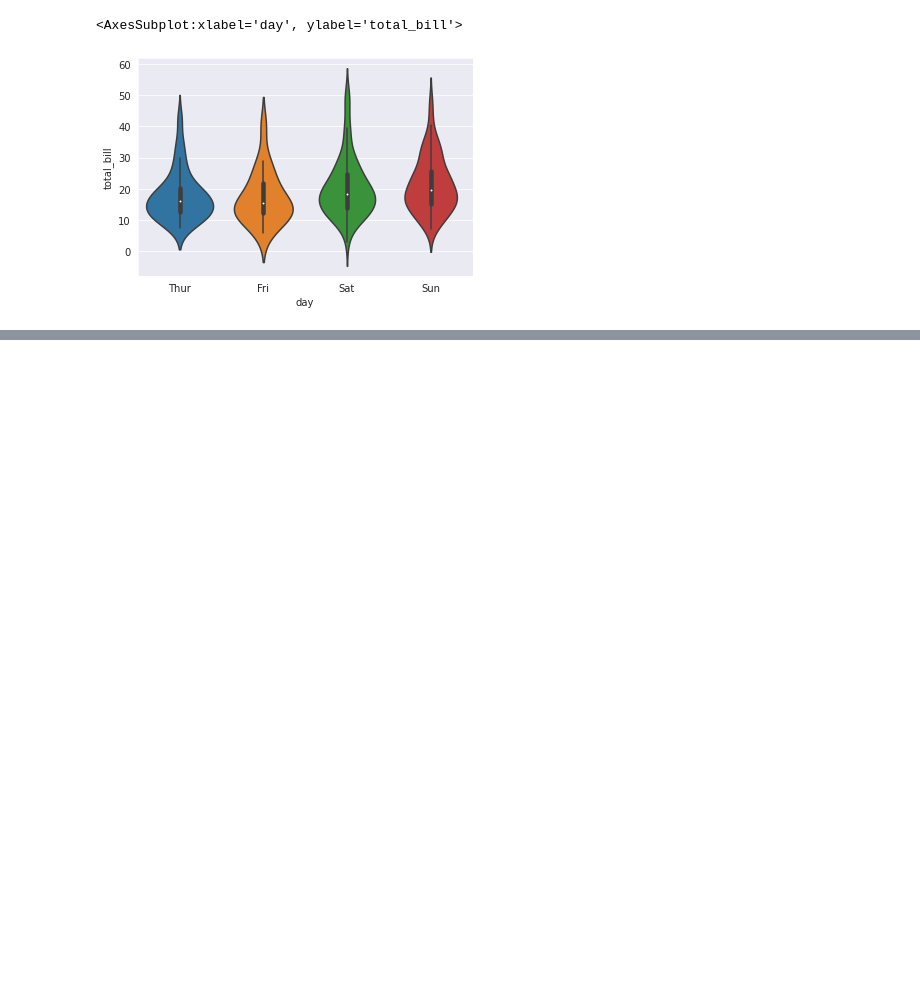
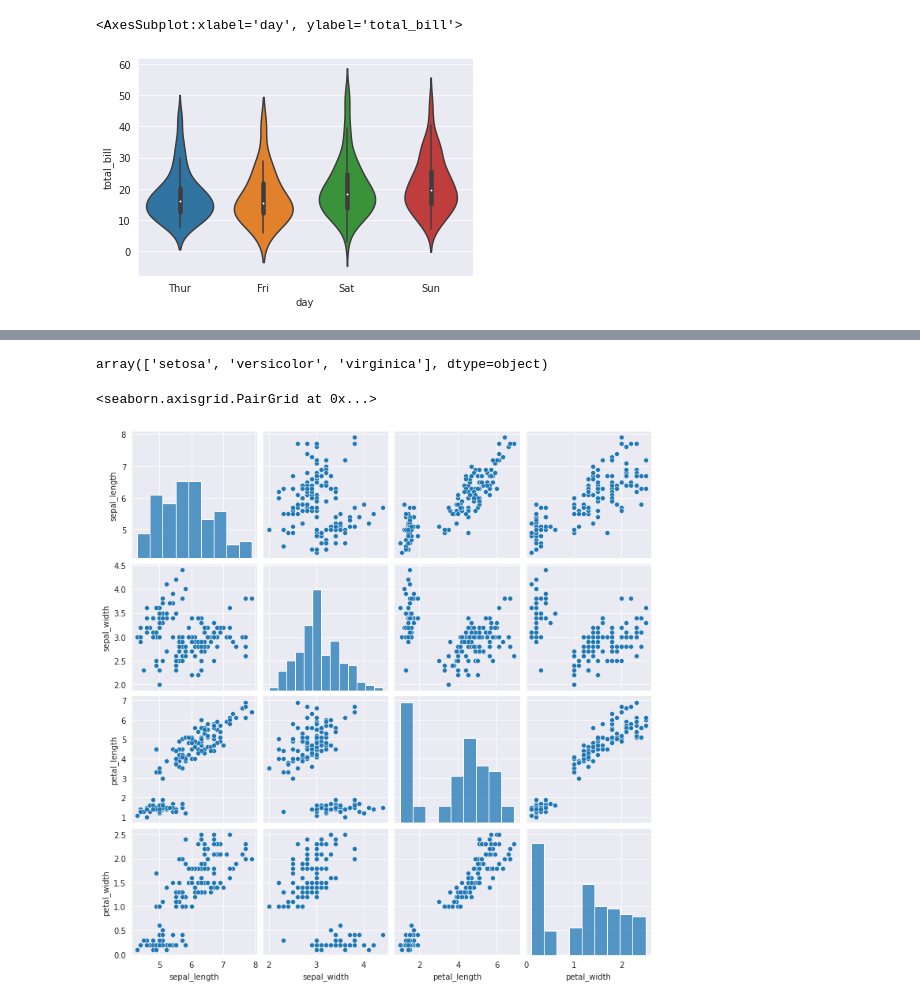
Before and after one commit to paubcdev/PySamples, a Jupyter notebook: DataScience/seaborntest.ipynb, the cells around one changed output, grey strips where cells are left out. Drawn from its saved outputs; the diff is of its cells as text; code cells hidden in the pictures; blank space fills up the shorter version.

```diff
--- a/DataScience/seaborntest.ipynb
+++ b/DataScience/seaborntest.ipynb
@@ -58,0 +99,9 @@ sns.violinplot(x='day',y='total_bill',data=tips)
+# %%
+iris['species'].unique()
+# %% [output]
+array(['setosa', 'versicolor', 'virginica'], dtype=object)
+# %%
+sns.pairplot(iris)
+# %% [output]
+<seaborn.axisgrid.PairGrid at 0x...>
+[figure, added]
```
Also changed, not shown: parts of 7 cells of this notebook.
